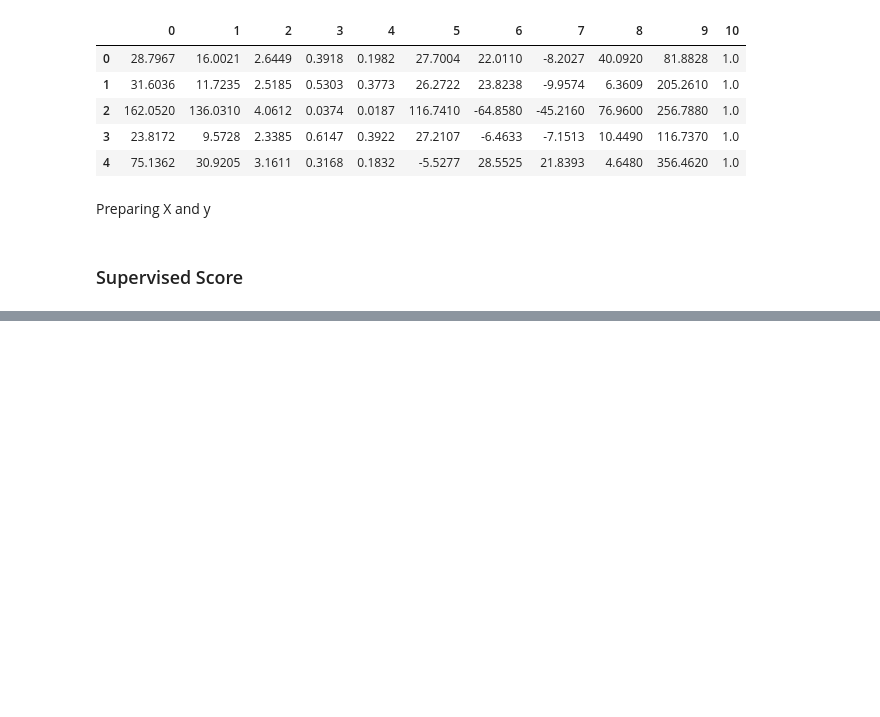
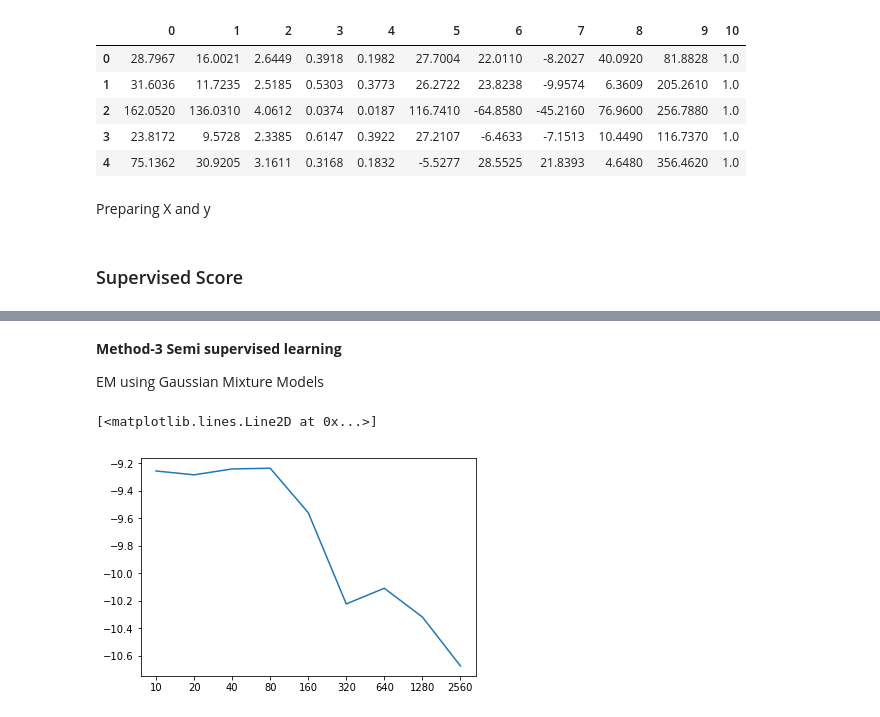
Before and after one commit to live-wire/MachineLearningExercises, a Jupyter notebook: ex2/ex2.ipynb, the cells around one changed output, grey strips where cells are left out. Cells and saved outputs as stored; diff of their text form; code cells hidden in the pictures; blank space fills up the shorter version.

```diff
--- a/ex2/ex2.ipynb
+++ b/ex2/ex2.ipynb
@@ -46,0 +189,59 @@ Now splitting data to
+# %% [markdown]
+**Method-3 Semi supervised learning**
+
+EM using Gaussian Mixture Models
+# %%
+
+from sklearn.mixture import GaussianMixture
+X_lab = X[:labelled]
+y_lab = y[:labelled]
+X_test = X[-2000:]
+y_test = y[-2000:]
+
+gmm = GaussianMixture(n_components=2)
+gmm.fit(X_lab)
+
+# print(gmm.means_)
+# print('\n')
+# print(gmm.covariances_)
+io = gmm.means_[0]
+io = io.reshape((1,-1))
+
+filename= "results_gmm.csv"
+headers = "0, 10, 20, 40, 80, 160, 320, 640, 1280, 2560\n"
+f = open(filename,"w")
+f.write(headers)
+f.close()
+
+
+outtxt = str(sum(np.equal(gmm.predict(X_test), y_test))/len(X_test))
+#print(gmm.predict_proba(X_test))
+#print("0",sum(np.equal(gmm.predict(X_test), y_test))/len(X_test))
+xoxocake = []
+for unlabel in unlabelled:
+    X_unlab = X[labelled:(unlabel + labelled)]
+    y_unlab = y[labelled:(unlabel + labelled)]
+
+
+    X_all = X[:(unlabel + labelled)]
+    y_all = y[:(unlabel + labelled)]
+
+    gmm = GaussianMixture(n_components=2)
+    gmm.fit(X_all)
+    y_predicted = gmm.predict(X_test)
+    cake = gmm.predict_proba(X_test)
+    for i,row in enumerate(cake):
+        if row[0] > 0.99999 or row[1]>0.99999:
+            cake[i] = [0.99999,0.00001]
+    cake = np.log(cake)
+    cakesums = np.sum(cake,axis=1)
+    np.mean(cakesums)
+    xoxocake.append(np.mean(cakesums))
+    score = sum(np.equal(y_predicted, y_test))/len(X_test)
+    outtxt =outtxt + ", "+str(score)
+
+plt.xticks(range(0,len(unlabelled)), unlabelled)
+plt.plot(np.flip(xoxocake,axis=0))
+# %% [output]
+[<matplotlib.lines.Line2D at 0x...>]
+[figure, added]
```
Also changed, not shown: parts of 10 cells of this notebook, 1 other file.
